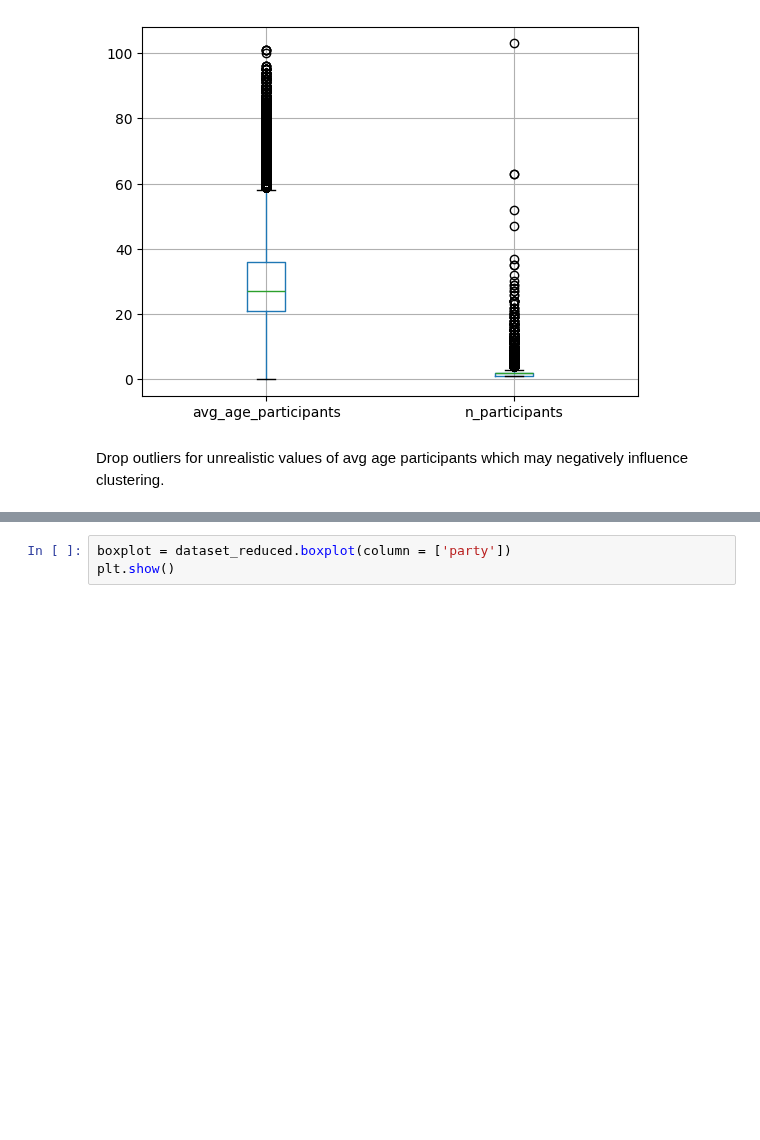
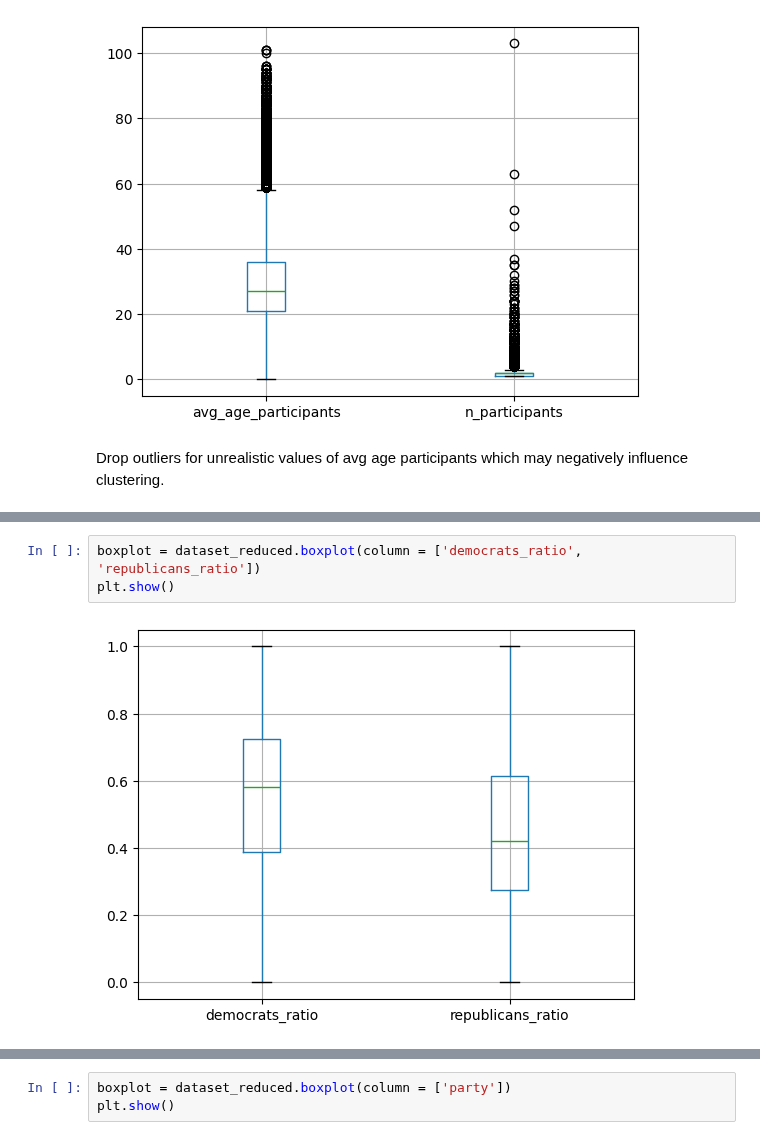
Before and after one commit to biancaziliotto/DataMiningProject, a Jupyter notebook: kmeans.ipynb, the cells around one changed output, grey strips where cells are left out. Drawn from its saved outputs; the diff is of its cells as text; blank space fills up the shorter version.

```diff
--- a/kmeans.ipynb
+++ b/kmeans.ipynb
@@ -107,0 +117,5 @@ plt.show()
+# %%
+boxplot = dataset_reduced.boxplot(column = ['democrats_ratio', 'republicans_ratio'])
+plt.show()
+# %% [output]
+[figure, added]
```
Also changed, not shown: parts of 30 cells of this notebook, 3 other files.
